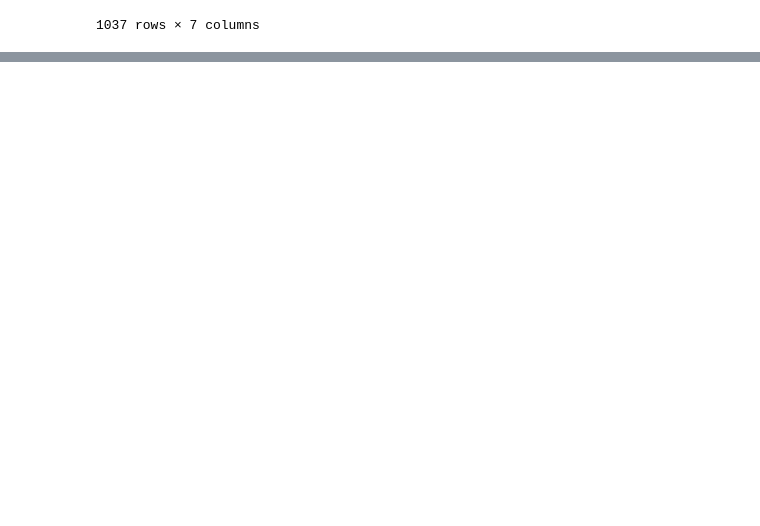
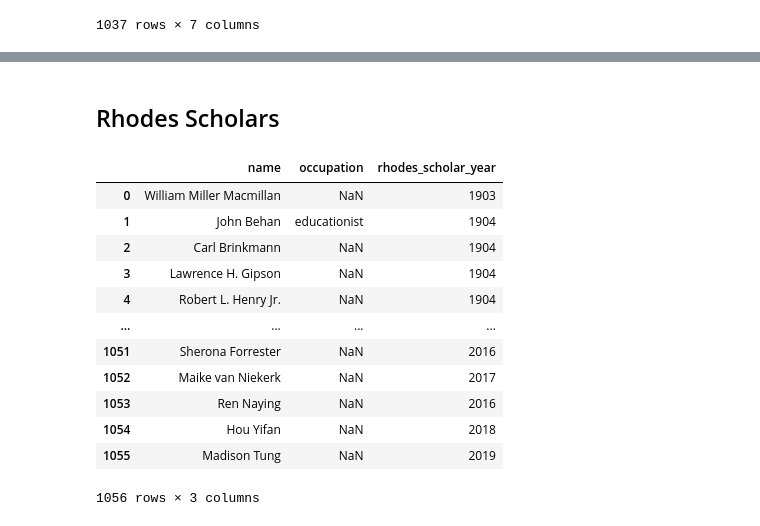
Before and after one commit to TrellixVulnTeam/Regis_Practicum_RIRQ, a Jupyter notebook: people_notebook.ipynb, the cells around one changed output, grey strips where cells are left out. Cells and saved outputs as stored; diff of their text form; code cells hidden in the pictures; blank space fills up the shorter version.

```diff
--- a/people_notebook.ipynb
+++ b/people_notebook.ipynb
@@ -177,0 +244,19 @@ df_final.to_csv('wikicrawler/people_data.csv')
+# %% [markdown]
+## Rhodes Scholars
+# %%
+rhodes_df = pd.read_csv('rhodescholars/rhodes_data.csv')
+rhodes_df
+# %% [output]
+|  | name | occupation | rhodes_scholar_year |
+| 0 | William Miller Macmillan | NaN | 1903 |
+| 1 | John Behan | educationist | 1904 |
+| 2 | Carl Brinkmann | NaN | 1904 |
+| 3 | Lawrence H. Gipson | NaN | 1904 |
+| 4 | Robert L. Henry Jr. | NaN | 1904 |
+| ... | ... | ... | ... |
+| 1051 | Sherona Forrester | NaN | 2016 |
+| 1052 | Maike van Niekerk | NaN | 2017 |
+| 1053 | Ren Naying | NaN | 2016 |
+| 1054 | Hou Yifan | NaN | 2018 |
+| 1055 | Madison Tung | NaN | 2019 |
+1056 rows × 3 columns
```
Also changed, not shown: parts of 18 cells of this notebook, 4 other files.
